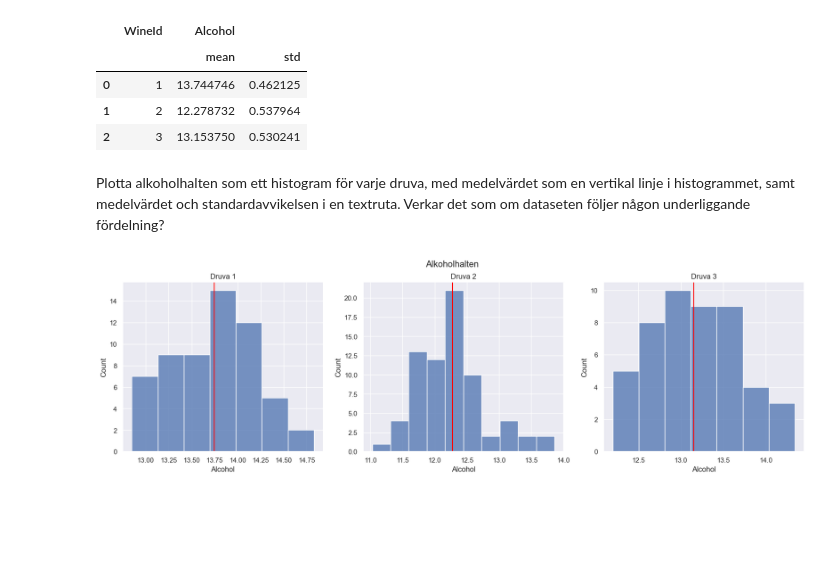
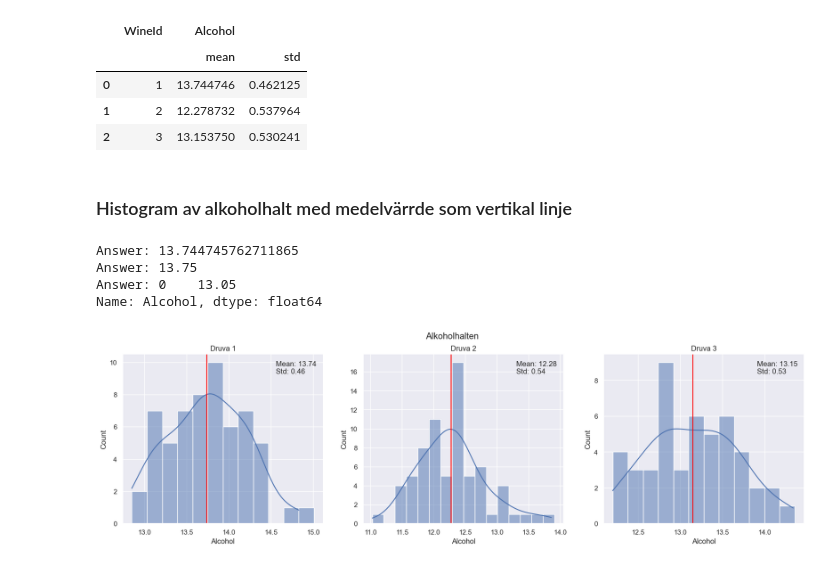
Before and after one commit to SauronGunnars/Statistiska-Metoder-Sara-Gunnars, a Jupyter notebook: slutupg_statistik.ipynb, the cells around one changed output. Cells and saved outputs as stored; diff of their text form; code cells hidden in the pictures; blank space fills up the shorter version.

```diff
--- a/slutupg_statistik.ipynb
+++ b/slutupg_statistik.ipynb
@@ -64,6 +64,9 @@ alcohol_mean_std
 #delar upp dataframe i medelvärde och standardavvikelse då jag kommer använda detta i en plott nedan
 alcohol_mean = alcohol_mean_std['Alcohol']['mean']
 alcohol_std = alcohol_mean_std['Alcohol']['std']
+#avrundat till två decimaler
+alcohol_mean = round(alcohol_mean, 2)
+alcohol_std = round(alcohol_std, 2)
-# %% [markdown]
-Plotta alkoholhalten som ett histogram för varje druva, med medelvärdet som en vertikal linje i histogrammet, samt medelvärdet och standardavvikelsen i en textruta. Verkar det som om dataseten följer någon underliggande fördelning?
+# %% [markdown]
+### Histogram av alkoholhalt med medelvärrde som vertikal linje
 # %%
@@ -74,16 +77,34 @@ wine_3 = df.loc[df['WineId'] == 3]
 
 #dict med de tre olika druv df
 wine_dict = {'Druva 1': wine_1, 'Druva 2': wine_2, 'Druva 3': wine_3}
+# %%
+test1 = wine_1['Alcohol'].mean()
+test2 = wine_1['Alcohol'].median()
+test3 = wine_1['Alcohol'].mode()
+
+print(f"Answer: {test1}")
+print(f"Answer: {test2}")
+print(f"Answer: {test3}")
+# %% [output]
+Answer: 13.744745762711865
+Answer: 13.75
+Answer: 0    13.05
+Name: Alcohol, dtype: float64
 # %%
 #skapar figur, sätter upp tre subplots samt titel
+from matplotlib.offsetbox import AnchoredText
 fig, ax = plt.subplots(1,3, figsize = (20,5))
 fig.suptitle('Alkoholhalten')
 
 
 for i, grape in enumerate(wine_dict):
 
-    ax[i].set_title(f'{grape}')
-    sns.histplot(ax = ax[i], data= wine_dict[grape], x= 'Alcohol')
-    ax[i].axvline(x = alcohol_mean[i], ymin = 0, ymax = 1, color = 'red')
+    ax[i].set_title(f'{grape}') #subplot titel
+    sns.histplot(ax = ax[i], data= wine_dict[grape], x= 'Alcohol',  binwidth= 0.18,kde= True) #den data vi önskar plotta
+    ax[i].axvline(x = alcohol_mean[i], ymin = 0, ymax = 1, color = 'red') #adderar vertikal linje för medelvärdet
+
+    #text ruta med medelvärde och standardavvikelsee
+    anc = AnchoredText(f'Mean: {alcohol_mean[i]}\nStd: {alcohol_std[i]}', loc="upper right", frameon=False)
+    ax[i].add_artist(anc)
 # %% [output]
-[figure, old version]
+[figure, new version]
```
Also changed, not shown: parts of 3 cells of this notebook.
